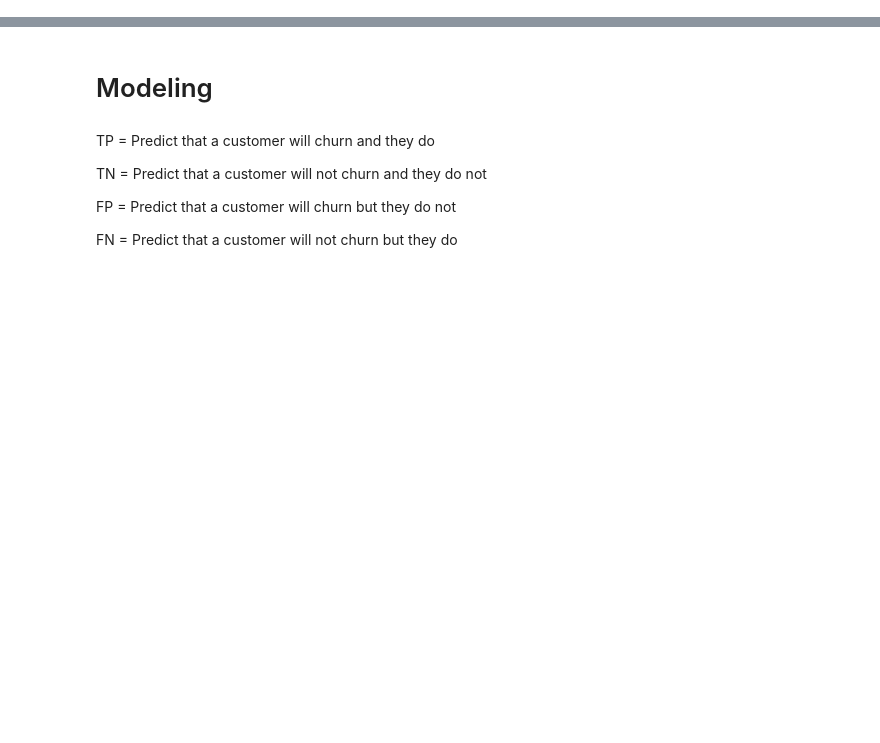
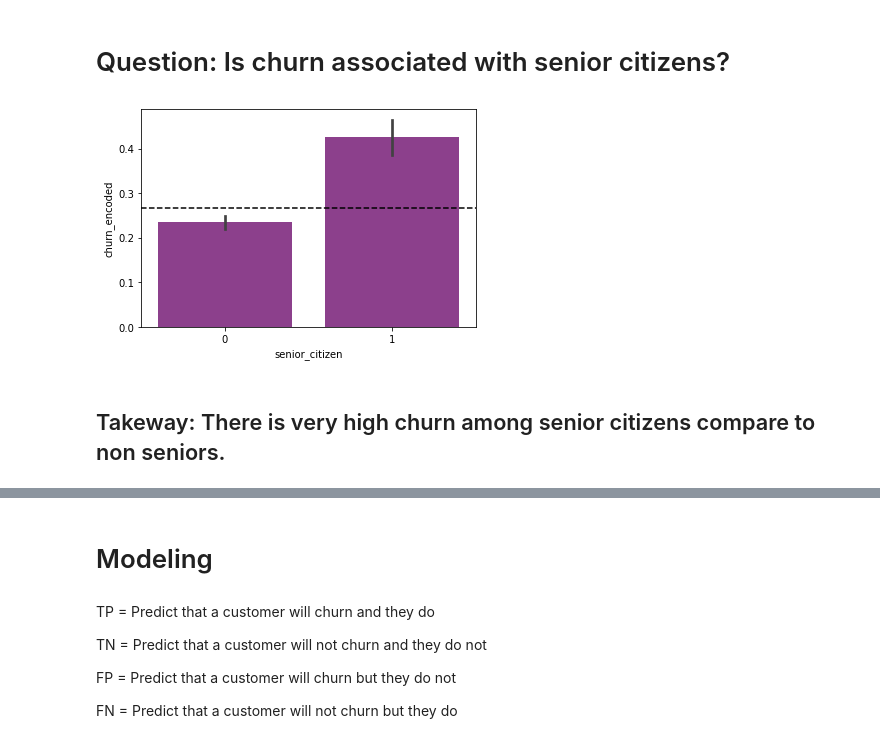
Before and after one commit to paigerackley/classification-project, a Jupyter notebook: final_notebook.ipynb, the cells around one changed output, grey strips where cells are left out. Drawn from its saved outputs; the diff is of its cells as text; code cells hidden in the pictures; blank space fills up the shorter version.

```diff
--- a/final_notebook.ipynb
+++ b/final_notebook.ipynb
@@ -366,0 +85,11 @@ H1: Rate of churn is dependent on being a senior citizen.
+# %% [markdown]
+# Question: Is churn associated with senior citizens?
+# %%
+plt.figure(figsize=(6,4))
+sns.barplot(x = 'senior_citizen', y = 'churn_encoded', data=train, alpha=.8, color='purple')
+plt.axhline(train['churn_encoded'].mean(), ls='--', color='black')
+plt.show()
+# %% [output]
+[figure, added]
+# %% [markdown]
+## Takeway: There is very high churn among senior citizens compare to non seniors.
```
Also changed, not shown: parts of 76 cells of this notebook, 3 other files.
